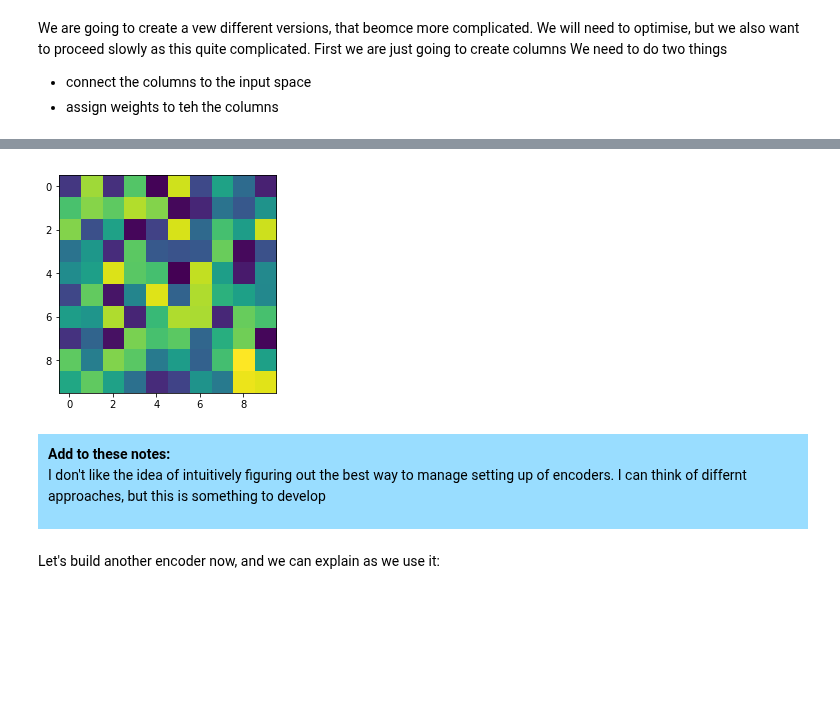
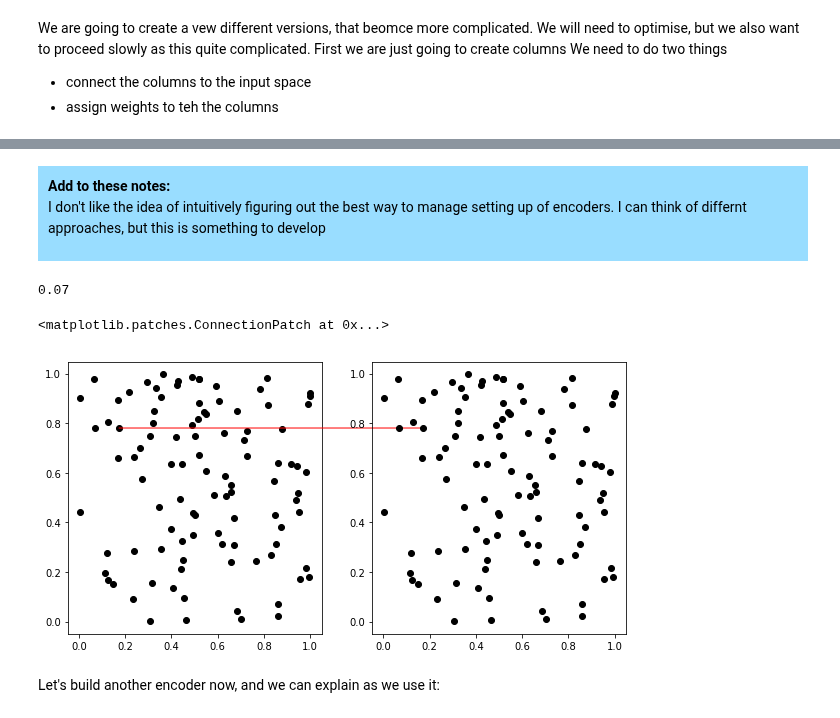
Before and after one commit to jgab3103/Jamie-Gabriel, a Jupyter notebook: Notebooks/jovyan/HTMProjects/HTM_Notes_6.ipynb, the cells around one changed output, grey strips where cells are left out. Saved outputs shown, nothing was run; the diff lists cells and outputs as text; code cells hidden in the pictures; blank space fills up the shorter version.

```diff
--- a/Notebooks/jovyan/HTMProjects/HTM_Notes_6.ipynb
+++ b/Notebooks/jovyan/HTMProjects/HTM_Notes_6.ipynb
@@ -263,13 +235,34 @@ SDR1 = [ax1.add_patch(Rectangle(coords1[i], 1, 1, color = compute_color(i))) for
-# %%
-im = plt.imshow(np.random.rand(10, 10))
-color_matrix = im.cmap(im.norm(im.get_array()))
-# %% [output]
-[figure, removed]
 # %% [markdown]
 <div style="background:#99ddff; color:black; padding: 10px">
 <b>Add to these notes:</b>
 
 I don't like the idea of intuitively figuring out the best way to manage setting up of encoders. I can think of differnt approaches, but this is something to develop
 </div>
+# %%
+.13 - .06
+# %% [output]
+0.07
+# %%
+import matplotlib.pyplot as plt
+from matplotlib.patches import ConnectionPatch
+import numpy as np
+
+fig = plt.figure(figsize=(10,5))
+ax1 = fig.add_subplot(121)
+ax2 = fig.add_subplot(122)
+
+x,y = np.random.rand(100),np.random.rand(100)
+
+ax1.plot(x,y,'ko')
+ax2.plot(x,y,'ko')
+
+i = 10
+xy = (x[i],y[i])
+con = ConnectionPatch(xyA=xy, xyB=xy, coordsA="data", coordsB="data",
+                      axesA=ax2, axesB=ax1, color="red")
+ax2.add_artist(con)
+# %% [output]
+<matplotlib.patches.ConnectionPatch at 0x...>
+[figure, added]
 # %% [markdown]
 Let's build another encoder now, and we can explain as we use it:
```
Also changed, not shown: parts of 5 cells of this notebook, 1 other file.
